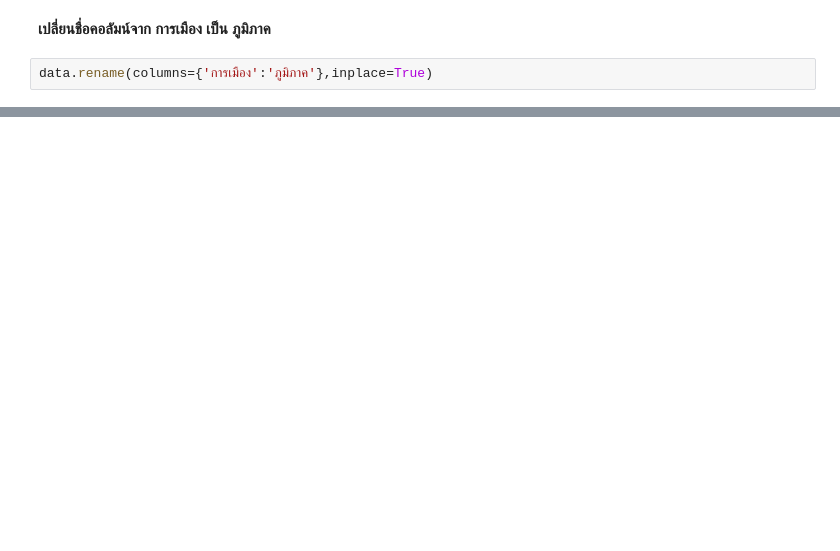
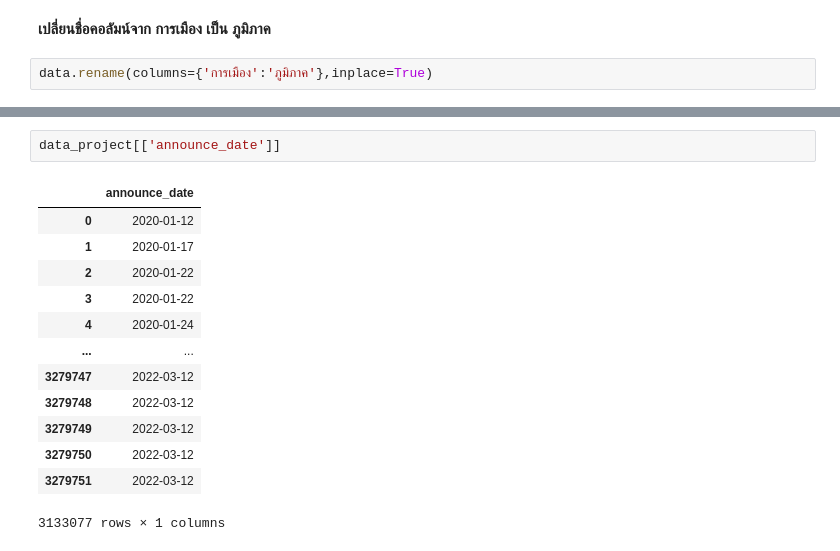
Before and after one commit to naruemonssp/data_viz_2022, a Jupyter notebook: Project.ipynb, the cells around one changed output, grey strips where cells are left out. Drawn from its saved outputs; the diff is of its cells as text; blank space fills up the shorter version.

```diff
--- a/Project.ipynb
+++ b/Project.ipynb
@@ -1013,0 +1071,16 @@ dtype: bool
+# %%
+data_project[['announce_date']]
+# %% [output]
+|  | announce_date |
+| 0 | 2020-01-12 |
+| 1 | 2020-01-17 |
+| 2 | 2020-01-22 |
+| 3 | 2020-01-22 |
+| 4 | 2020-01-24 |
+| ... | ... |
+| 3279747 | 2022-03-12 |
+| 3279748 | 2022-03-12 |
+| 3279749 | 2022-03-12 |
+| 3279750 | 2022-03-12 |
+| 3279751 | 2022-03-12 |
+3133077 rows × 1 columns
```
Also changed, not shown: parts of 34 cells of this notebook.
